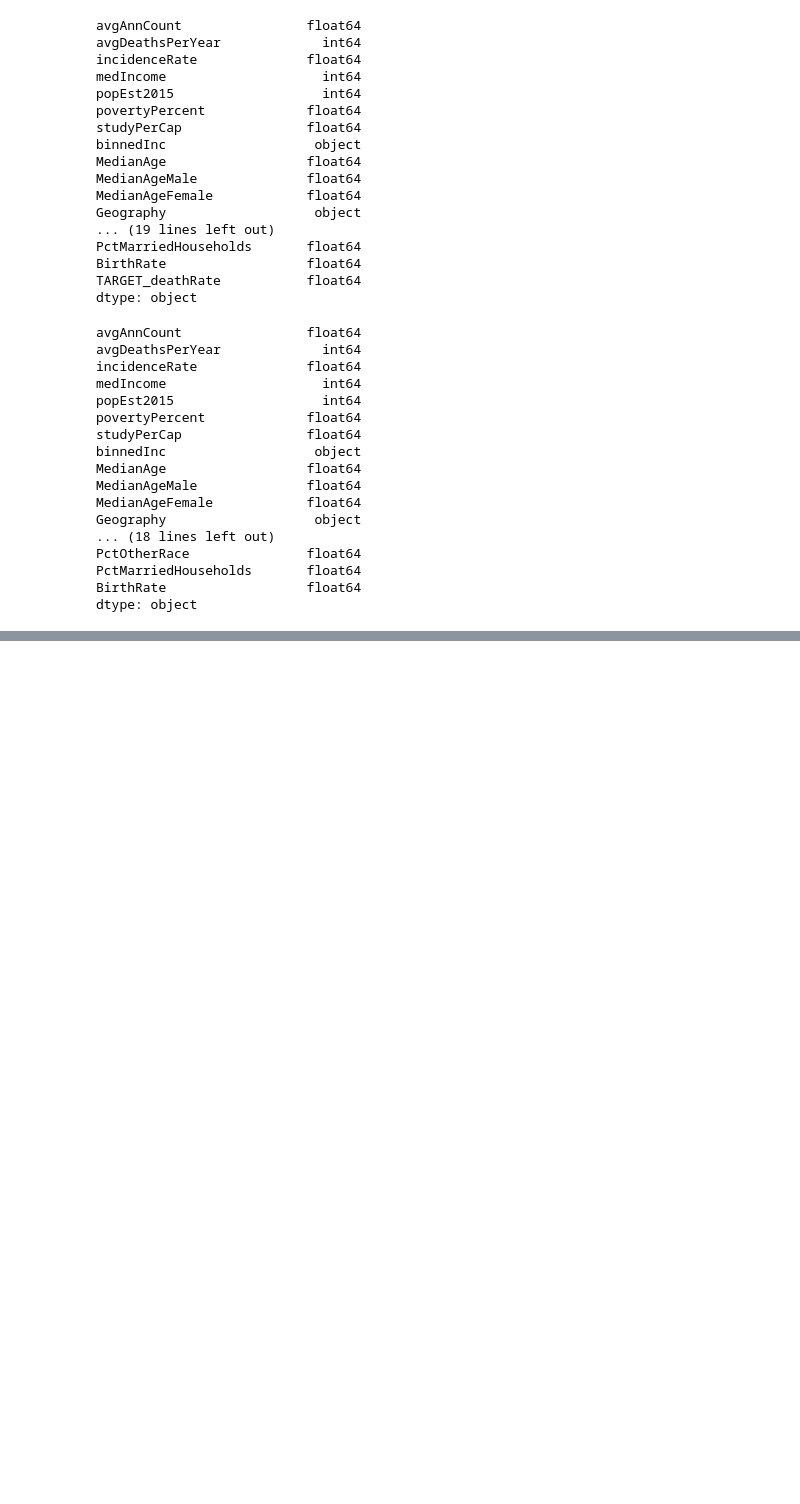
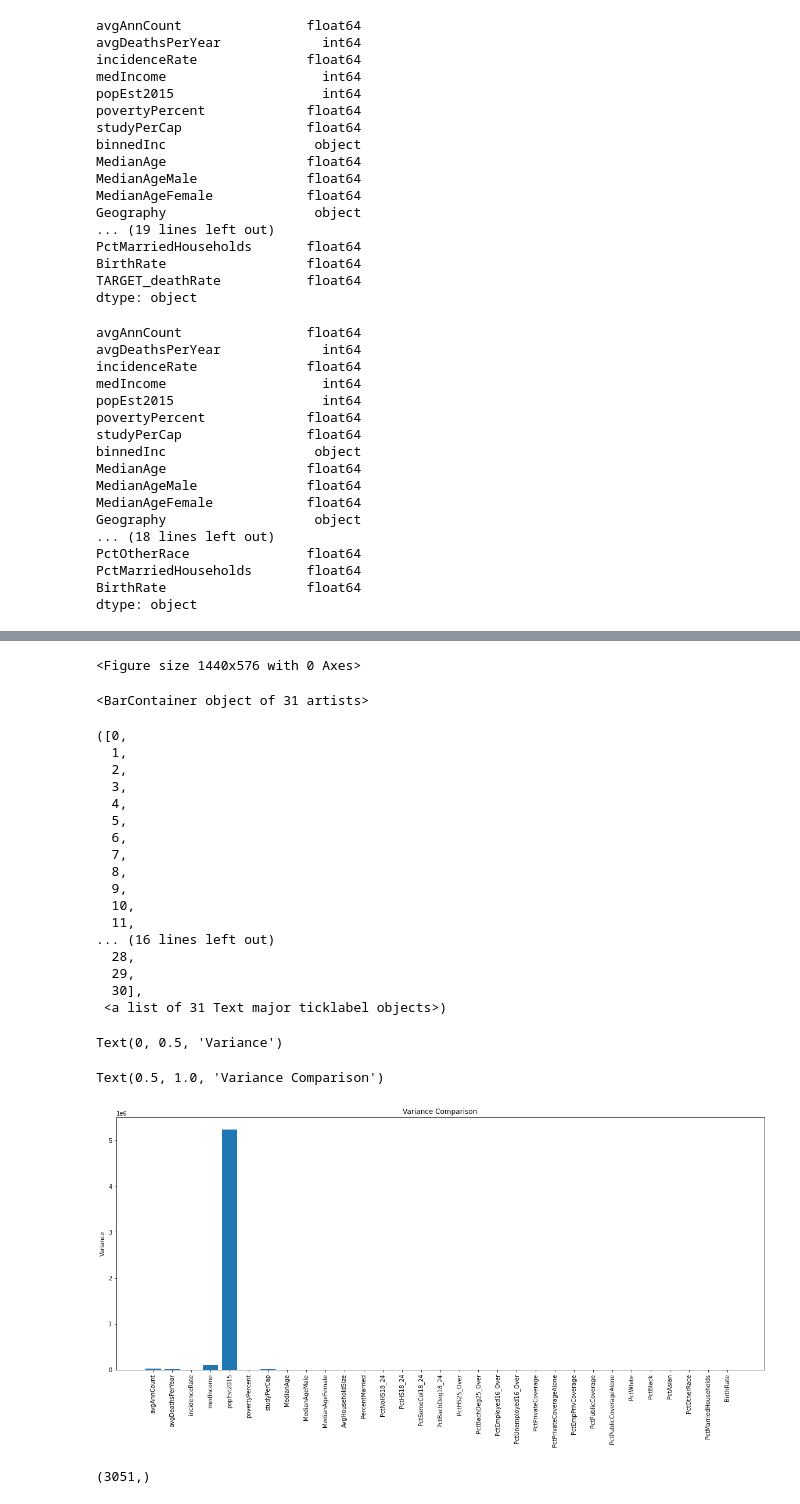
Before and after one commit to mayankjamindaruk/Machine_Learning_Bootcamp, a Jupyter notebook: USA_Cancer_Prediction_Model.ipynb, the cells around one changed output, grey strips where cells are left out. Drawn from its saved outputs; the diff is of its cells as text; code cells hidden in the pictures; blank space fills up the shorter version.

```diff
--- a/USA_Cancer_Prediction_Model.ipynb
+++ b/USA_Cancer_Prediction_Model.ipynb
@@ -100,0 +121,3 @@ cancer_data.head(10)
+# %%
+input = cancer_data.copy()
+input.shape
@@ -100,0 +155,11 @@ cancer_data.head(10)
+# %%
+from sklearn.feature_selection import VarianceThreshold
+
+var = VarianceThreshold()
+
+# Perform variance thresholding
+var.fit_transform(input)
+
+# Print the name and variance of each feature
+for feature in zip(input.columns, var.variances_):
+    print(feature)
@@ -100,0 +197,35 @@ cancer_data.head(10)
+# %%
+# Create a bar chart for visualizing the variances
+import matplotlib.pyplot as plt
+%matplotlib inline
+
+plt.figure(figsize=(20,8))
+plt.bar(x=input.columns, height=var.variances_)
+plt.xticks(rotation='vertical')
+plt.ylabel('Variance')
+plt.title('Variance Comparison')
+
+plt.show()
+# %% [output]
+<Figure size 1440x576 with 0 Axes>
+<BarContainer object of 31 artists>
+([0,
+  1,
+  2,
+  3,
+  4,
+  5,
+  6,
+  7,
+  8,
+  9,
+  10,
+  11,
+... (16 lines left out)
+  28,
+  29,
+  30],
+ <a list of 31 Text major ticklabel objects>)
+Text(0, 0.5, 'Variance')
+Text(0.5, 1.0, 'Variance Comparison')
+[figure, added]
@@ -100,0 +240,8 @@ cancer_data.head(10)
+# %%
+# getting target only
+
+target = cancer_data['TARGET_deathRate']
+
+target.shape
+# %% [output]
+(3051,)
```
Also changed, not shown: parts of 15 cells of this notebook.
